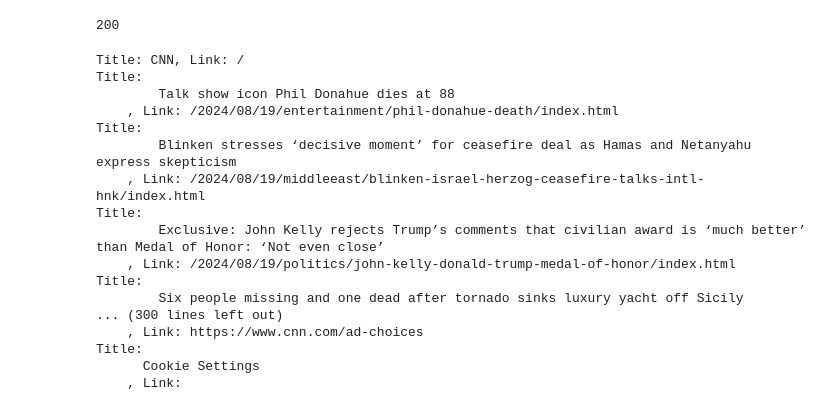
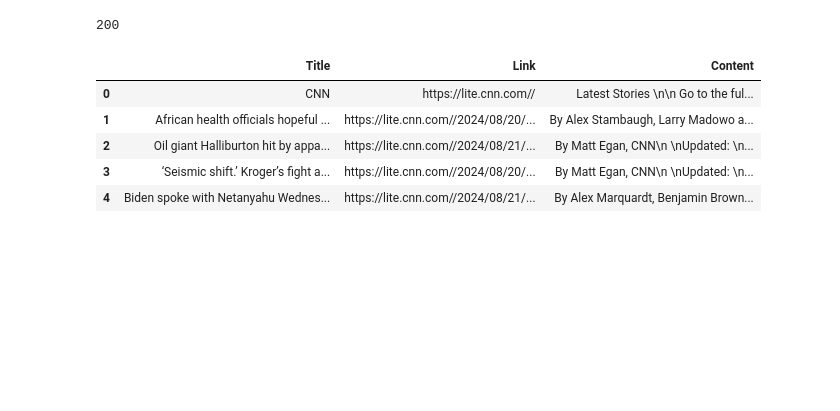
Before and after one commit to megabytekim/PyNewsCrawler, a Jupyter notebook: analysis.ipynb, the cells around one changed output. Cells and saved outputs as stored; diff of their text form; code cells hidden in the pictures; blank space fills up the shorter version.

```diff
--- a/analysis.ipynb
+++ b/analysis.ipynb
@@ -8,7 +12,7 @@ import pandas as pd
 # %%
 # Step 1: Fetch the webpage
-url = "https://lite.cnn.com/"
-response = requests.get(url)
+base_url = "https://lite.cnn.com/"
+response = requests.get(base_url)
 
 print(response.status_code)
 # %% [output]
@@ -16,27 +20,3 @@ print(response.status_code)
 # %%
 # Step 2: Parse the HTML
 soup = BeautifulSoup(response.text, 'html.parser')
-# %%
-# Step 3: Extract headlines and links
-for headline in soup.find_all('a'):
-    title = headline.get_text()
-    link = headline['href']
-    print(f"Title: {title}, Link: {link}")
-# %% [output]
-Title: CNN, Link: /
-Title:
-        Talk show icon Phil Donahue dies at 88
-    , Link: /2024/08/19/entertainment/phil-donahue-death/index.html
-Title:
-        Blinken stresses ‘decisive moment’ for ceasefire deal as Hamas and Netanyahu express skepticism
-    , Link: /2024/08/19/middleeast/blinken-israel-herzog-ceasefire-talks-intl-hnk/index.html
-Title:
-        Exclusive: John Kelly rejects Trump’s comments that civilian award is ‘much better’ than Medal of Honor: ‘Not even close’
-    , Link: /2024/08/19/politics/john-kelly-donald-trump-medal-of-honor/index.html
-Title:
-        Six people missing and one dead after tornado sinks luxury yacht off Sicily
-... (300 lines left out)
-    , Link: https://www.cnn.com/ad-choices
-Title:
-      Cookie Settings
-    , Link:
@@ -42,0 +61,10 @@ Title:
+# %%
+# Step 4: Print first 5 article titles and links for debugging
+df.head(5)
+# %% [output]
+|  | Title | Link | Content |
+| 0 | CNN | https://lite.cnn.com// | Latest Stories \n\n Go to the ful... |
+| 1 | African health officials hopeful ... | https://lite.cnn.com//2024/08/20/... | By Alex Stambaugh, Larry Madowo a... |
+| 2 | Oil giant Halliburton hit by appa... | https://lite.cnn.com//2024/08/21/... | By Matt Egan, CNN\n \nUpdated: \n... |
+| 3 | ‘Seismic shift.’ Kroger’s fight a... | https://lite.cnn.com//2024/08/20/... | By Matt Egan, CNN\n \nUpdated: \n... |
+| 4 | Biden spoke with Netanyahu Wednes... | https://lite.cnn.com//2024/08/21/... | By Alex Marquardt, Benjamin Brown... |
```
Also changed, not shown: parts of 14 cells of this notebook, 1 other file.
